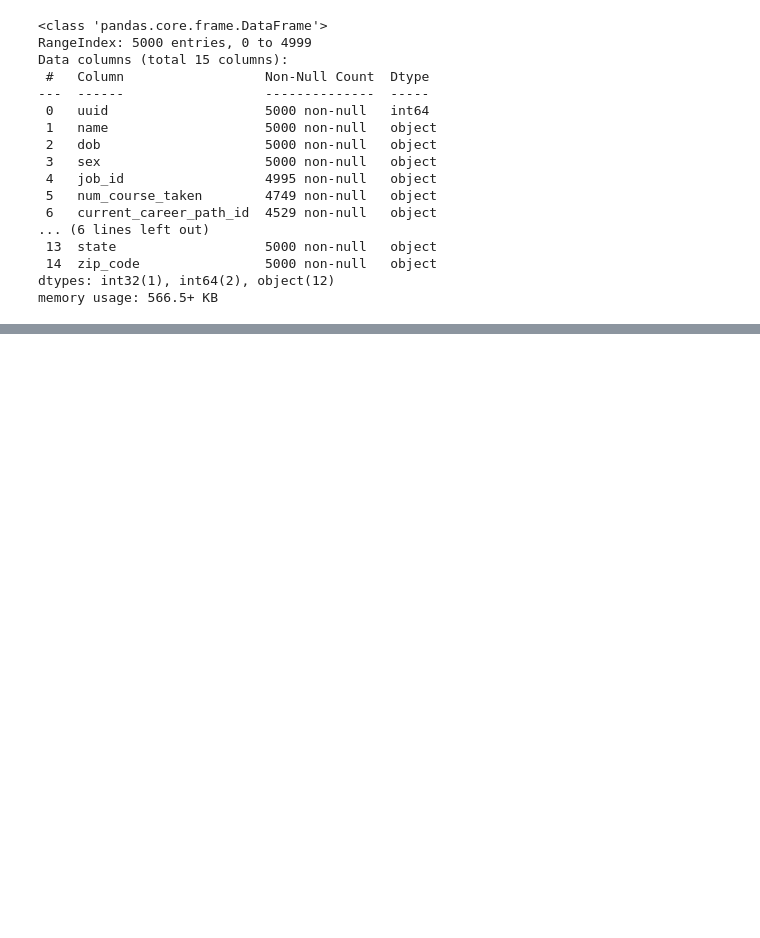
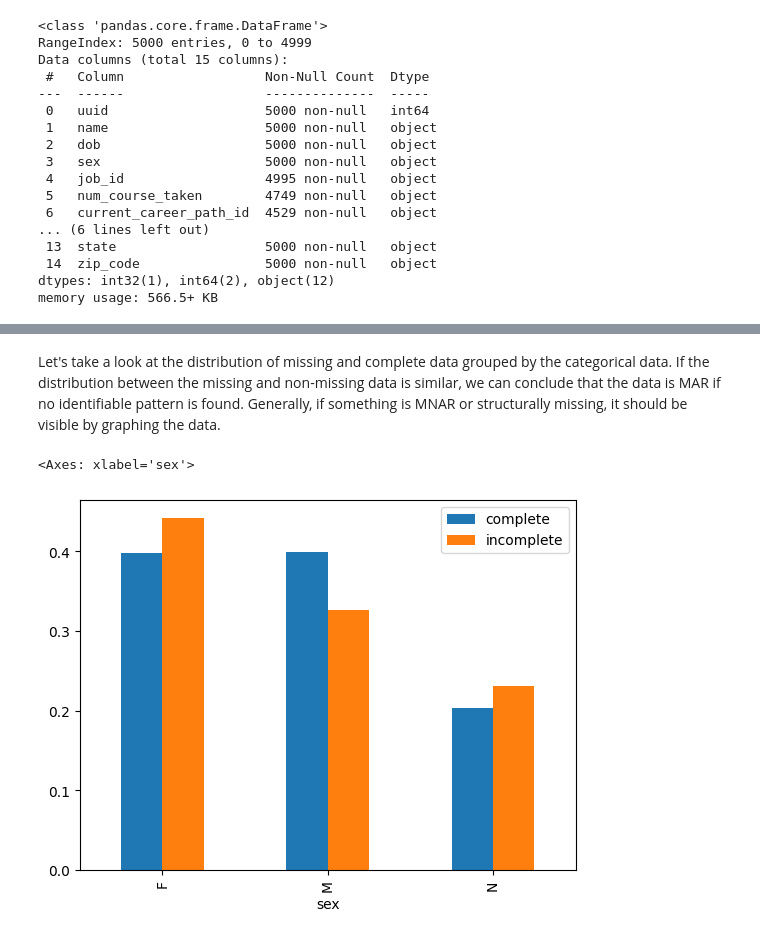
Before and after one commit to M21x1/PipeLiningEverythingProjetcs, a Jupyter notebook: subscriber_pipeline/dev/data_eng_explore.ipynb, the cells around one changed output, grey strips where cells are left out. Drawn from its saved outputs; the diff is of its cells as text; code cells hidden in the pictures; blank space fills up the shorter version.

Commit message:
handling missing data

```diff
--- a/subscriber_pipeline/dev/data_eng_explore.ipynb
+++ b/subscriber_pipeline/dev/data_eng_explore.ipynb
@@ -169,0 +176,3 @@ memory usage: 566.5+ KB
+# %%
+missing_course_taken = students[students[['num_course_taken']].isnull().any(axis=1)]
+display(missing_course_taken)
@@ -169,0 +193,10 @@ memory usage: 566.5+ KB
+# %% [markdown]
+Let's take a look at the distribution of missing and complete data grouped by the categorical data. If the distribution between the missing and non-missing data is similar, we can conclude that the data is MAR if no identifiable pattern is found. Generally, if something is MNAR or structurally missing, it should be visible by graphing the data.
+# %%
+sg = (students.groupby('sex').count()['uuid']/len(students)).rename('complete')
+mg = (missing_course_taken.groupby('sex').count()['uuid']/len(missing_course_taken)).rename('incomplete')
+df = pd.concat([sg, mg], axis=1)
+df.plot.bar()
+# %% [output]
+<Axes: xlabel='sex'>
+[figure, added]
```
Also changed, not shown: parts of 2 cells of this notebook.
